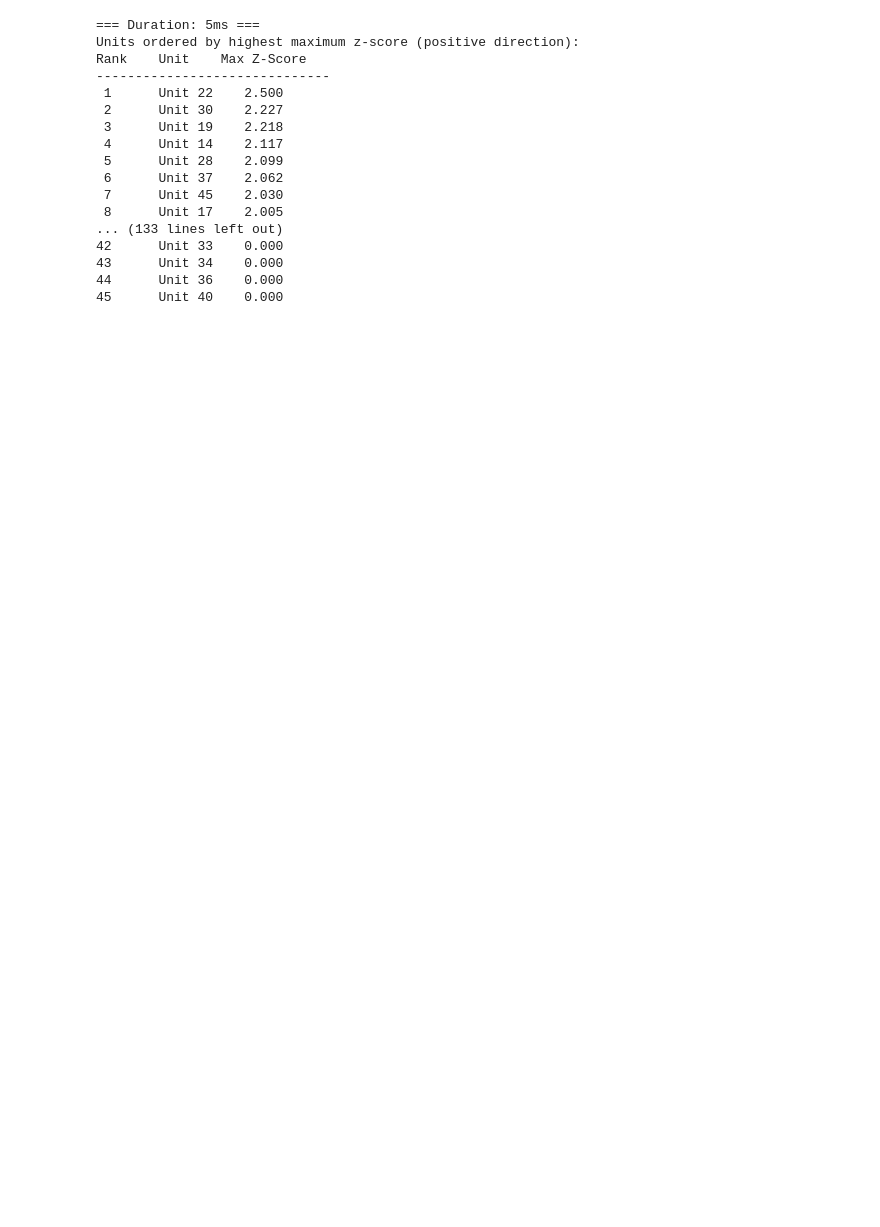
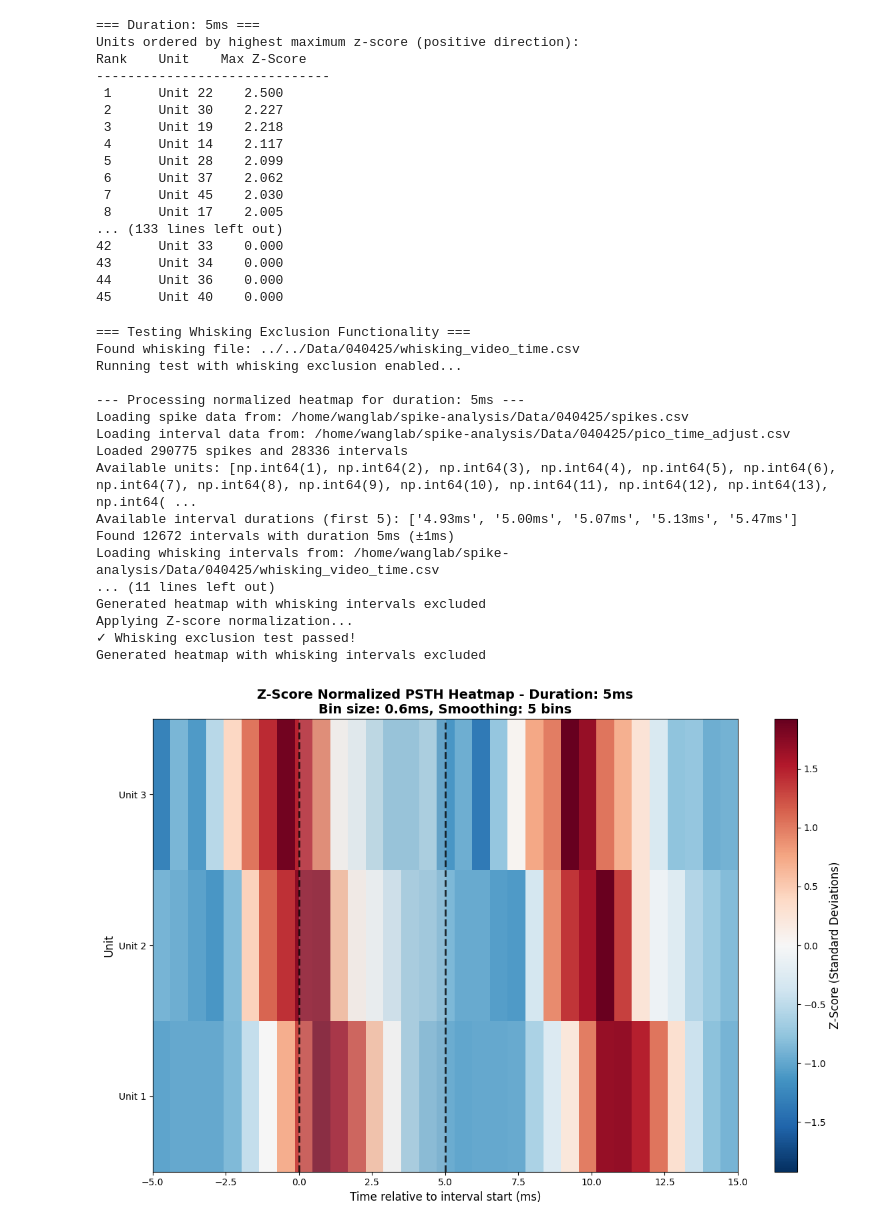
Before and after one commit to mvdokh/licking-and-spike-analysis, a Jupyter notebook: Full_Pipeline/5_Normalized-Heatmap/normalized_heatmap.ipynb, the cells around one changed output. Saved outputs shown, nothing was run; the diff lists cells and outputs as text; code cells hidden in the pictures; blank space fills up the shorter version.

```diff
--- a/Full_Pipeline/5_Normalized-Heatmap/normalized_heatmap.ipynb
+++ b/Full_Pipeline/5_Normalized-Heatmap/normalized_heatmap.ipynb
@@ -115,3 +122,63 @@ Rank    Unit    Max Z-Score
 43      Unit 34    0.000
 44      Unit 36    0.000
 45      Unit 40    0.000
+# %%
+# Test whisking exclusion functionality
+print("=== Testing Whisking Exclusion Functionality ===")
+
+# Check if the 040425 dataset has whisking data
+test_whisking_file = '../../Data/040425/whisking_video_time.csv'
+if os.path.exists(test_whisking_file):
+    print(f"Found whisking file: {test_whisking_file}")
+
+    # Test with the 040425 dataset
+    test_spikes_file = '../../Data/040425/spikes.csv'
+    test_intervals_file = '../../Data/040425/pico_time_adjust.csv'
+
+    if os.path.exists(test_spikes_file) and os.path.exists(test_intervals_file):
+        print("Running test with whisking exclusion enabled...")
+
+        # Test with a small subset for quick validation
+        test_results = create_multiple_duration_normalized_heatmaps(
+            spikes_file=os.path.abspath(test_spikes_file),
+            intervals_file=os.path.abspath(test_intervals_file),
+            durations_ms=[5],  # Just test one duration
+            units=[1, 2, 3],   # Just test a few units
+            bin_size_ms=0.6,
+            pre_interval_ms=5,
+            post_interval_ms=10,
+            smooth_window=5,
+            exclude_whisking=True,
+            whisking_file=test_whisking_file,
+            save_dir=None  # Don't save during test
+        )
+
+        if test_results and 5 in test_results and test_results[5][0] is not None:
+            print("✓ Whisking exclusion test passed!")
+            print(f"Generated heatmap with whisking intervals excluded")
+        else:
+            print("✗ Whisking exclusion test failed - no results generated")
+    else:
+        print("Missing required files for 040425 dataset")
+else:
+    print(f"Whisking file not found at {test_whisking_file}")
+    print("Whisking exclusion functionality cannot be tested with available data")
+# %% [output]
+=== Testing Whisking Exclusion Functionality ===
+Found whisking file: ../../Data/040425/whisking_video_time.csv
+Running test with whisking exclusion enabled...
+
+--- Processing normalized heatmap for duration: 5ms ---
+Loading spike data from: /home/wanglab/spike-analysis/Data/040425/spikes.csv
+Loading interval data from: /home/wanglab/spike-analysis/Data/040425/pico_time_adjust.csv
+Loaded 290775 spikes and 28336 intervals
+Available units: [np.int64(1), np.int64(2), np.int64(3), np.int64(4), np.int64(5), np.int64(6), np.int64(7), np.int64(8), np.int64(9), np.int64(10), np.int64(11), np.int64(12), np.int64(13), np.int64( ...
+Available interval durations (first 5): ['4.93ms', '5.00ms', '5.07ms', '5.13ms', '5.47ms']
+Found 12672 intervals with duration 5ms (±1ms)
+Loading whisking intervals from: /home/wanglab/spike-analysis/Data/040425/whisking_video_time.csv
+... (11 lines left out)
+Generated heatmap with whisking intervals excluded
+Applying Z-score normalization...
+✓ Whisking exclusion test passed!
+Generated heatmap with whisking intervals excluded
+[figure, added]
```
Also changed, not shown: parts of 2 cells of this notebook, 8 other files.
